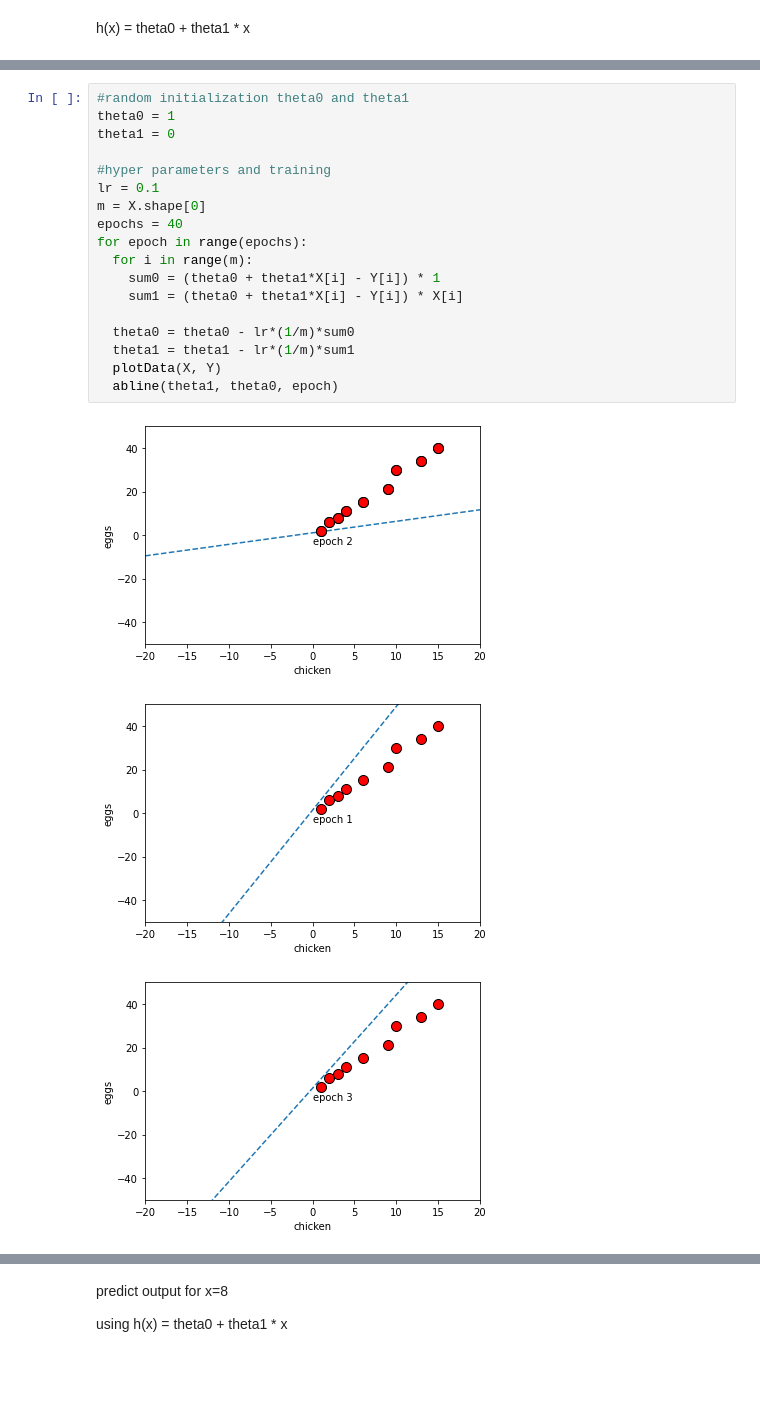
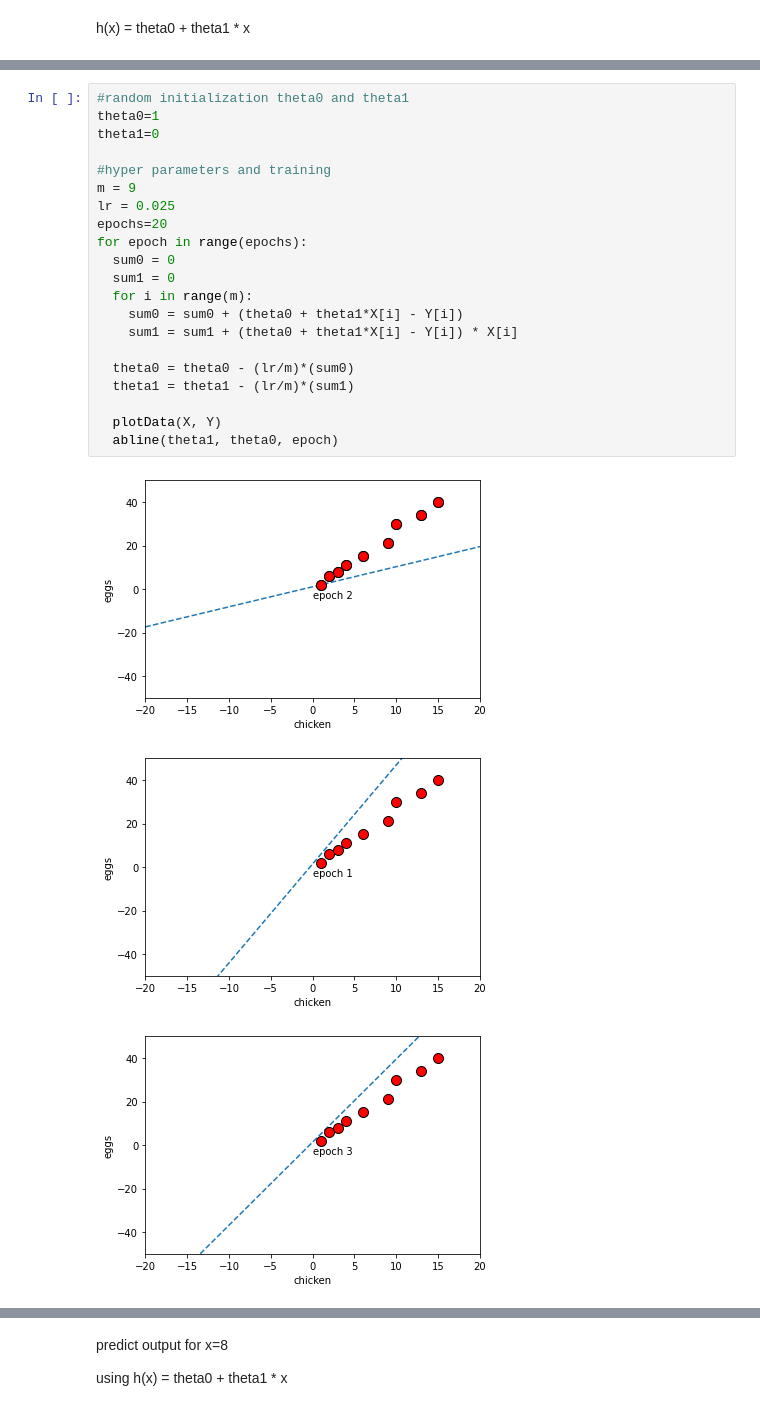
Before and after one commit to aiotronics/ML-course, a Jupyter notebook: ML_course_project1_simple_linear_regression.ipynb, the cells around one changed output, grey strips where cells are left out. Drawn from its saved outputs; the diff is of its cells as text; blank space fills up the shorter version.

```diff
--- a/ML_course_project1_simple_linear_regression.ipynb
+++ b/ML_course_project1_simple_linear_regression.ipynb
@@ -74,23 +74,26 @@ Gradient Descent Formula:
 </p>
 # %%
 #random initialization theta0 and theta1
-theta0 = 1
-theta1 = 0
+theta0=1
+theta1=0
 
 #hyper parameters and training
-lr = 0.1
-m = X.shape[0]
-epochs = 40
+m = 9
+lr = 0.025
+epochs=20
 for epoch in range(epochs):
+  sum0 = 0
+  sum1 = 0
   for i in range(m):
-    sum0 = (theta0 + theta1*X[i] - Y[i]) * 1
-    sum1 = (theta0 + theta1*X[i] - Y[i]) * X[i]
+    sum0 = sum0 + (theta0 + theta1*X[i] - Y[i])
+    sum1 = sum1 + (theta0 + theta1*X[i] - Y[i]) * X[i]
 
-  theta0 = theta0 - lr*(1/m)*sum0
-  theta1 = theta1 - lr*(1/m)*sum1
+  theta0 = theta0 - (lr/m)*(sum0)
+  theta1 = theta1 - (lr/m)*(sum1)
+
   plotData(X, Y)
   abline(theta1, theta0, epoch)
 # %% [output]
-[figure, old version]
+[figure, new version]
-[figure, old version]
+[figure, new version]
-[figure, old version]
+[figure, new version]
```
Also changed, not shown: parts of 2 cells of this notebook.
